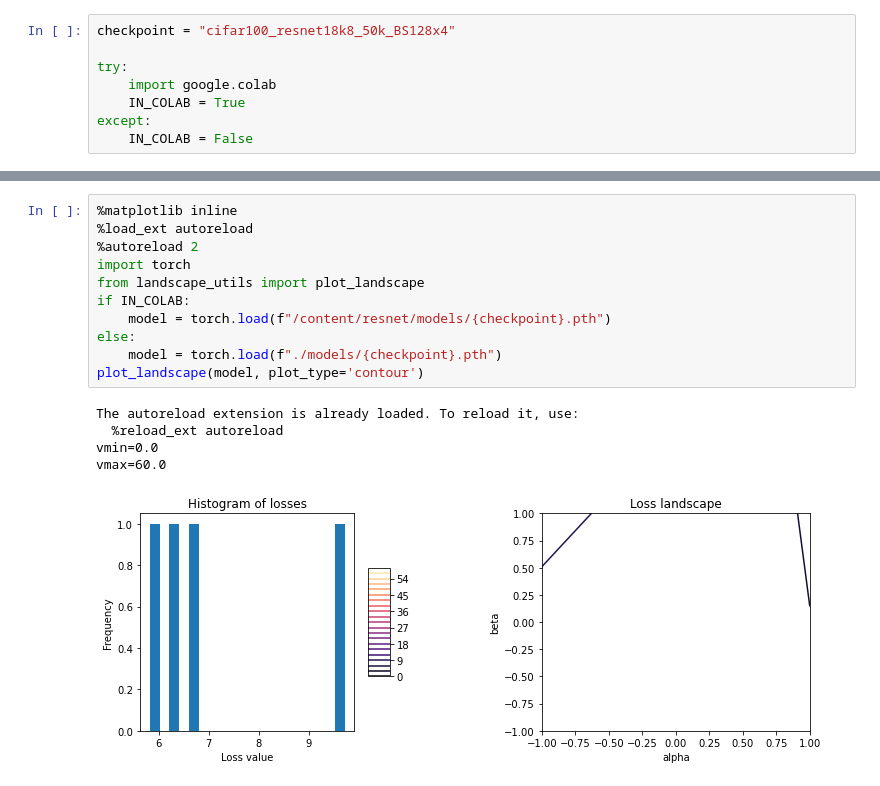
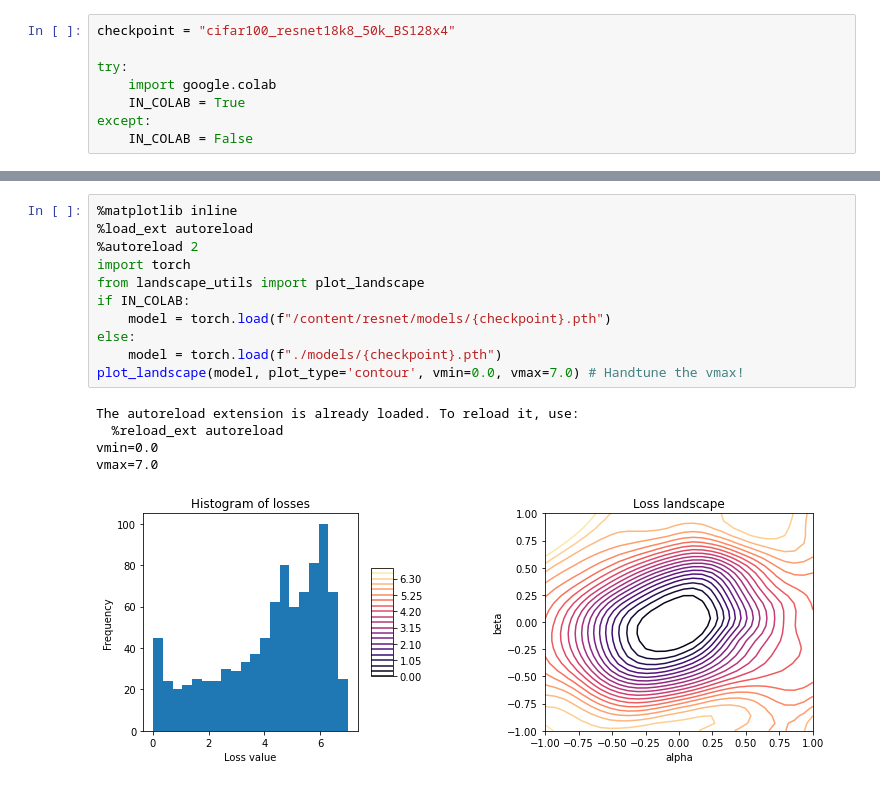
Before and after one commit to mhsiu01/resnet, a Jupyter notebook: colab_wrapper.ipynb, the cells around one changed output, grey strips where cells are left out. Cells and saved outputs as stored; diff of their text form.

Commit message:
Example loss landscape results, some cleanup (added vmin/vmax as args, added comments)

```diff
--- a/colab_wrapper.ipynb
+++ b/colab_wrapper.ipynb
@@ -105,17 +90,17 @@ KeyboardInterrupt
 # %%
 %matplotlib inline
 %load_ext autoreload
 %autoreload 2
 import torch
 from landscape_utils import plot_landscape
 if IN_COLAB:
     model = torch.load(f"/content/resnet/models/{checkpoint}.pth")
 else:
     model = torch.load(f"./models/{checkpoint}.pth")
-plot_landscape(model, plot_type='contour')
+plot_landscape(model, plot_type='contour', vmin=0.0, vmax=7.0) # Handtune the vmax!
 # %% [output]
 The autoreload extension is already loaded. To reload it, use:
   %reload_ext autoreload
 vmin=0.0
-vmax=60.0
+vmax=7.0
-[figure, old version]
+[figure, new version]
```
Also changed, not shown: parts of 4 cells of this notebook, 1 other file.
